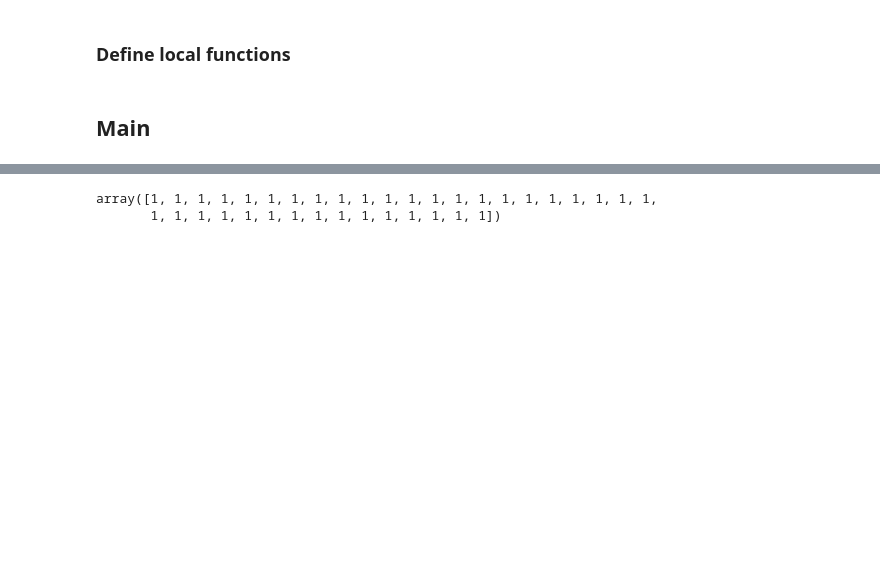
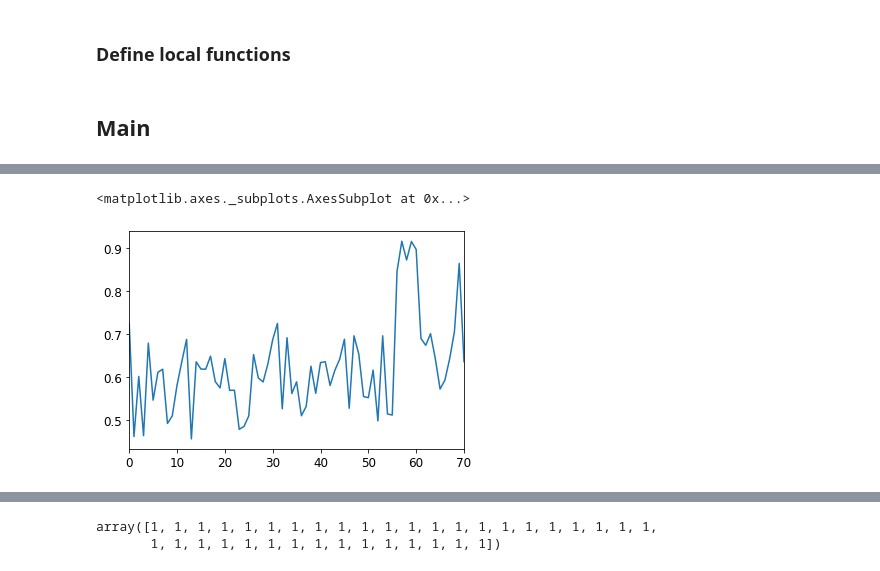
Before and after one commit to mudo121/thesis_eeg, a Jupyter notebook: main_notebook.ipynb, the cells around one changed output, grey strips where cells are left out. Cells and saved outputs as stored; diff of their text form; code cells hidden in the pictures; blank space fills up the shorter version.

Commit message:
commit to save changes. Changes in the measuring functions and in the main notebook

```diff
--- a/main_notebook.ipynb
+++ b/main_notebook.ipynb
@@ -93,11 +93,20 @@ def feature_extraction(epochSeries : pd.Series, config : Dict) -> pd.Series:
 
     return epochSeries
 
-def generateFeatureDf(csvFilePath, starttime, yamlConfig, label : str ) -> pd.DataFrame:
+def generateFeatureDf(csvFilePath, starttime, yamlConfig, label : str, generateData : bool = True, mainDir : str = None) -> pd.DataFrame:
     ''' Generates datframes of given csv filepaths'''
 
+    if not generateData:
+        if mainDir is None:
+            print("Enter a main directory where the pickle files can be found!")
+            return None
+        print ("Reading pickles files for {} data...".format(label))
+        frequencyFeatureDf = pd.read_pickle(os.path.join(mainDir,'generatedData','frequencyFeaturesDf_{}.pkl'.format(label)))
+        epochSeries = pd.read_pickle(os.path.join(mainDir,'generatedData','epochSeries_{}.pkl'.format(label)))
+        return (epochSeries, frequencyFeatureDf)
+
+    # ### GENERATE DATA ###
     print ("Generating {} driving feature df...".format(label))
-
     # load dataset
     df = readFileCSV(csvFilePath)
 
@@ -117,7 +126,7 @@ def generateFeatureDf(csvFilePath, starttime, yamlConfig, label : str ) -> pd.Da
     print("Saving frequency feature dataframe...")
     frequencyFeatureDf.to_pickle(os.path.join(mainDir,'generatedData','frequencyFeaturesDf_{}.pkl'.format(label)))
 
-    return frequencyFeatureDf
+    return (epochSeries, frequencyFeatureDf)
 # %% [markdown]
 ## Main
 # %%
@@ -267,0 +200,7 @@ array([1, 1, 1, 1, 1, 1, 1, 1, 1, 1, 1, 1, 1, 1, 1, 1, 1, 1, 1, 1, 1, 1,
+# %%
+frequencyFeatureDf_awake['channel_18_Delta_mean_bandpower_list'].plot()
+
+#epochSeries_awake[0].plot()
+# %% [output]
+<matplotlib.axes._subplots.AxesSubplot at 0x...>
+[figure, added]
```
Also changed, not shown: parts of 10 cells of this notebook, 1 other file.
